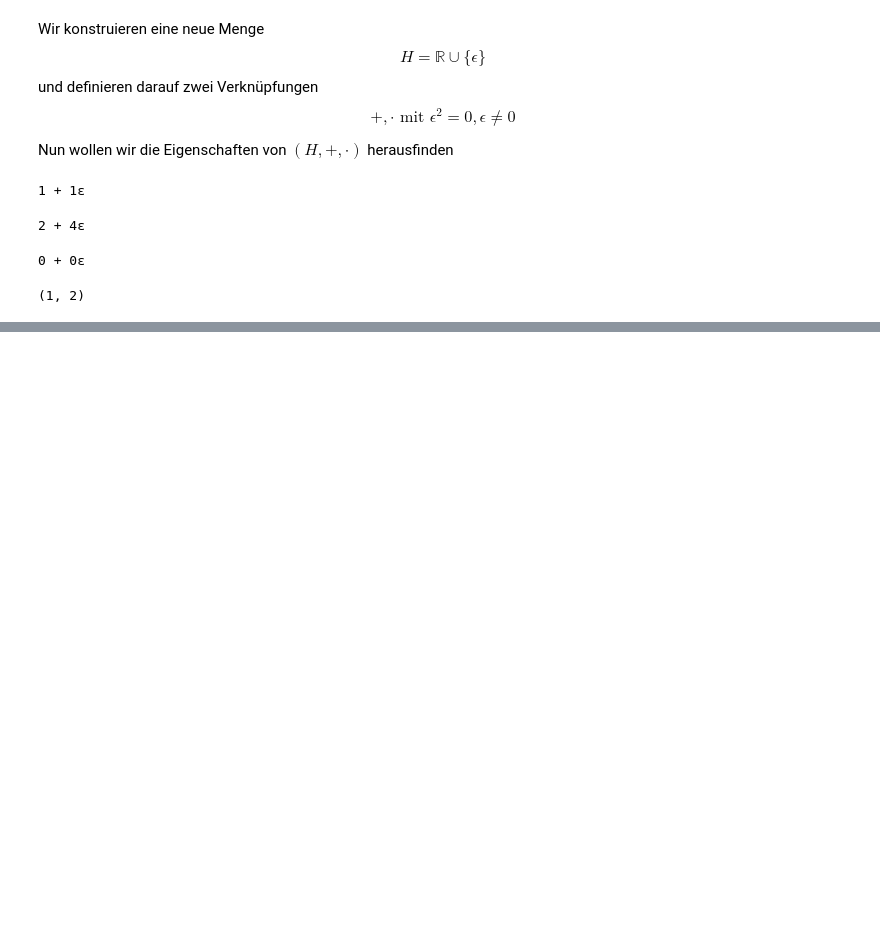
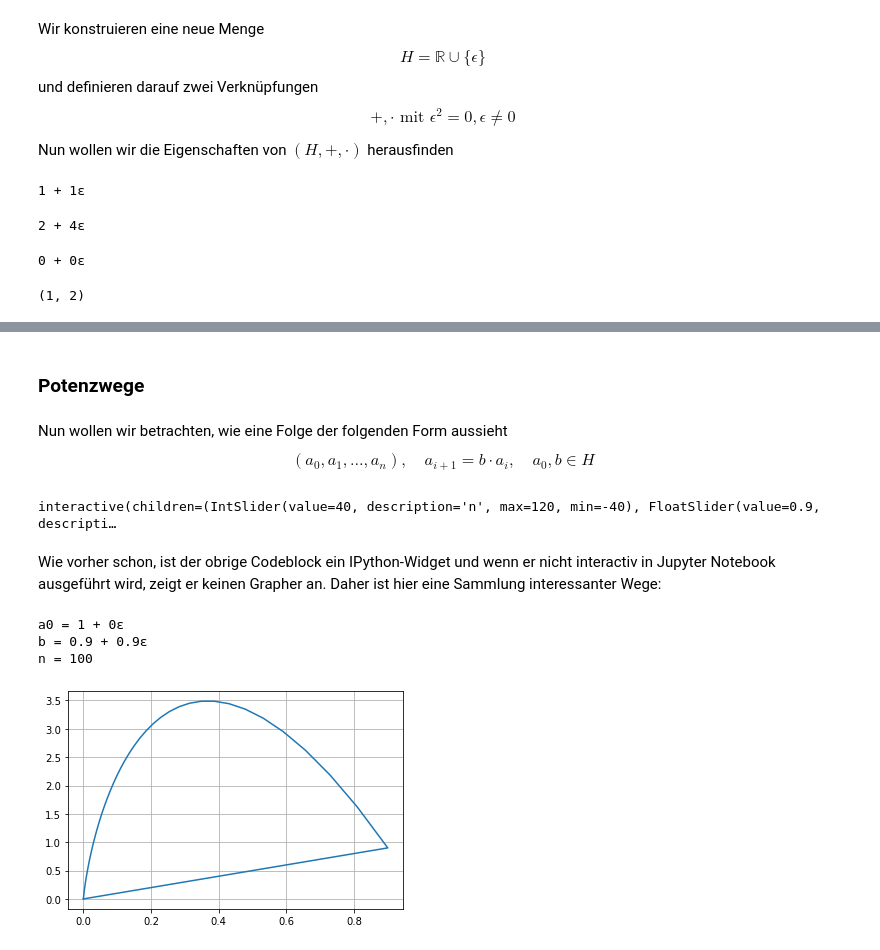
Before and after one commit to Quoteme/math, a Jupyter notebook: epsilon/epsilon.ipynb, the cells around one changed output, grey strips where cells are left out. Saved outputs shown, nothing was run; the diff lists cells and outputs as text; code cells hidden in the pictures; blank space fills up the shorter version.

```diff
--- a/epsilon/epsilon.ipynb
+++ b/epsilon/epsilon.ipynb
@@ -88,0 +95,29 @@ interactive(children=(FloatSlider(value=1.5, description='re', max=4.5, min=-1.5
+# %% [markdown]
+### Potenzwege
+# %% [markdown]
+Nun wollen wir betrachten, wie eine Folge der folgenden Form aussieht
+$$ (a_0,a_1,\dots,a_n), \quad a_{i+1} = b\cdot a_i, \quad a_0,b \in H $$
+# %%
+@interact(n=40, b_re=0.9, b_ep=0.9, a0_re=1, a0_ep=0)
+def pathplot(n=40, b_re=0.9, b_ep=0.9, a0_re=1, a0_ep=0):
+    b = Epsilon(b_re,b_ep)
+    a0= Epsilon(a0_re,a0_ep)
+    a = [b**i * a0 for i in range(n)]
+    fig, ax = plt.subplots()
+    print("a0 = "+str(a0))
+    print("b = "+str(b))
+    print("n = "+str(n))
+    ax.plot([p.re for p in a], [p.ep for p in a])
+    plt.grid(True)
+    plt.show()
+# %% [output]
+interactive(children=(IntSlider(value=40, description='n', max=120, min=-40), FloatSlider(value=0.9, descripti…
+# %% [markdown]
+Wie vorher schon, ist der obrige Codeblock ein IPython-Widget und wenn er nicht interactiv in Jupyter Notebook ausgeführt wird, zeigt er keinen Grapher an. Daher ist hier eine Sammlung interessanter Wege:
+# %%
+pathplot(100, 0.9,0.9, 1,0)
+# %% [output]
+a0 = 1 + 0ε
+b = 0.9 + 0.9ε
+n = 100
+[figure, added]
```
Also changed, not shown: parts of 7 cells of this notebook, 3 other files.
